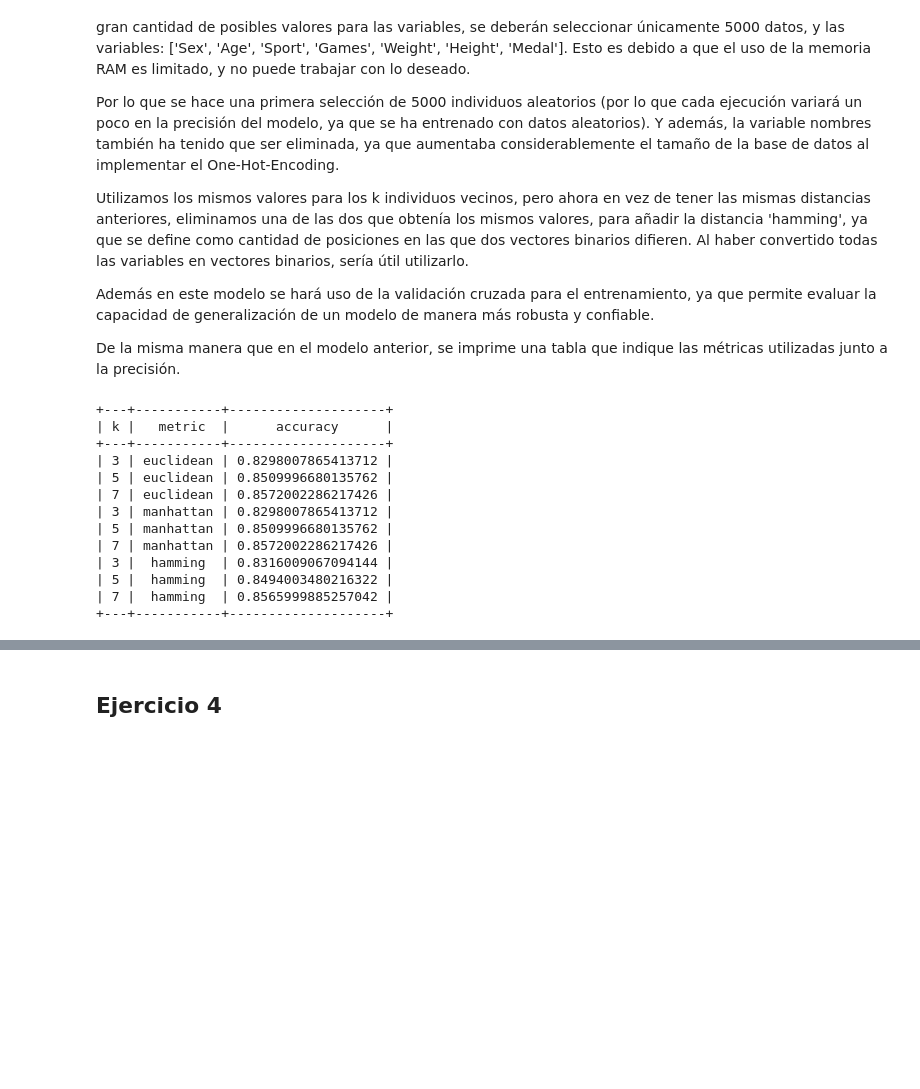
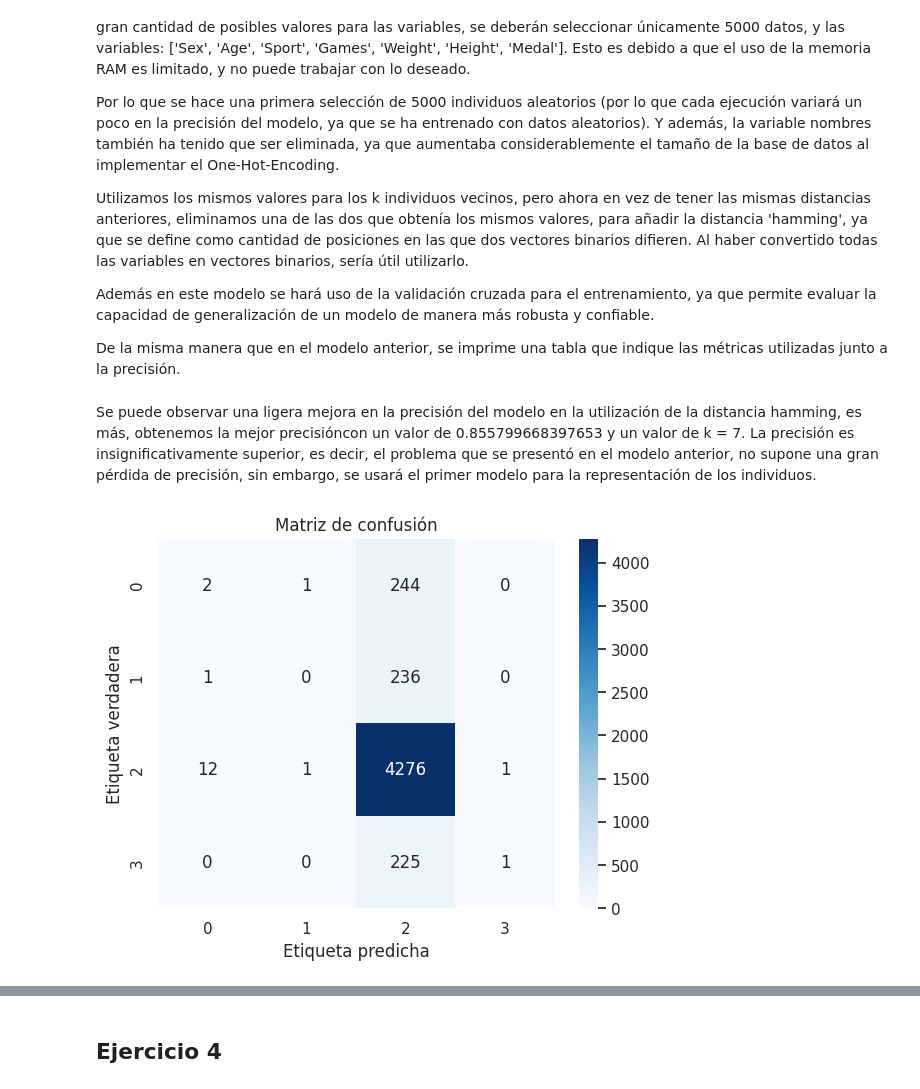
Before and after one commit to PilarAriasVazquez/L3, a Jupyter notebook: P1.ipynb, the cells around one changed output, grey strips where cells are left out. Cells and saved outputs as stored; diff of their text form; code cells hidden in the pictures; blank space fills up the shorter version.

```diff
--- a/P1.ipynb
+++ b/P1.ipynb
@@ -457,14 +457,14 @@ Además en este modelo se hará uso de la validación cruzada para el entrenamie
 De la misma manera que en el modelo anterior, se imprime una tabla que indique las métricas utilizadas junto a la precisión.
 # %%
 import random
-# Obtener el número total de filas en el DataFrame
-num_filas = df.shape[0]
+# # Obtener el número total de filas en el DataFrame
+# num_filas = df.shape[0]
 
-# Generar 5000 índices aleatorios
-indices_aleatorios = random.sample(range(num_filas), 5000)
+# # Generar 5000 índices aleatorios
+# indices_aleatorios = random.sample(range(num_filas), 5000)
 
-# Seleccionar las filas correspondientes a los índices aleatorios
-df = df.iloc[indices_aleatorios]
+# # Seleccionar las filas correspondientes a los índices aleatorios
+# df_5000 = df.iloc[indices_aleatorios]
 
 # Utilizar las filas aleatorias obtenidas
 
@@ -515,29 +515,19 @@ for metric in distance_metrics:
 
 
 print(table)
-# %% [output]
-+---+-----------+--------------------+
-| k |   metric  |      accuracy      |
-+---+-----------+--------------------+
-| 3 | euclidean | 0.8298007865413712 |
-| 5 | euclidean | 0.8509996680135762 |
-| 7 | euclidean | 0.8572002286217426 |
-| 3 | manhattan | 0.8298007865413712 |
-| 5 | manhattan | 0.8509996680135762 |
-| 7 | manhattan | 0.8572002286217426 |
-| 3 |  hamming  | 0.8316009067094144 |
-| 5 |  hamming  | 0.8494003480216322 |
-| 7 |  hamming  | 0.8565999885257042 |
-+---+-----------+--------------------+
+# %% [markdown]
+Se puede observar una ligera mejora en la precisión del modelo en la utilización de la distancia hamming, es más, obtenemos la mejor precisióncon un valor de 0.855799668397653 y un valor de k = 7. La precisión es insignificativamente superior, es decir, el problema que se presentó en el modelo anterior, no supone una gran pérdida de precisión, sin embargo, se usará el primer modelo para la representación de los individuos.
 # %%
 # Supongamos que y_true son las verdaderas etiquetas de clase y y_pred son las etiquetas predichas por el modelo
-cm = confusion_matrix(y_test, y_pred)
+cm = confusion_matrix(dataPruebaY, y_pred)
 
 # Visualizar la matriz de confusión como un gráfico
 sns.set()
 sns.heatmap(cm, annot=True, cmap="Blues", fmt="d")
 plt.title("Matriz de confusión")
 plt.xlabel("Etiqueta predicha")
 plt.ylabel("Etiqueta verdadera")
 plt.show()
+# %% [output]
+[figure, added]
 # %%
```
Also changed, not shown: parts of 6 cells of this notebook.
